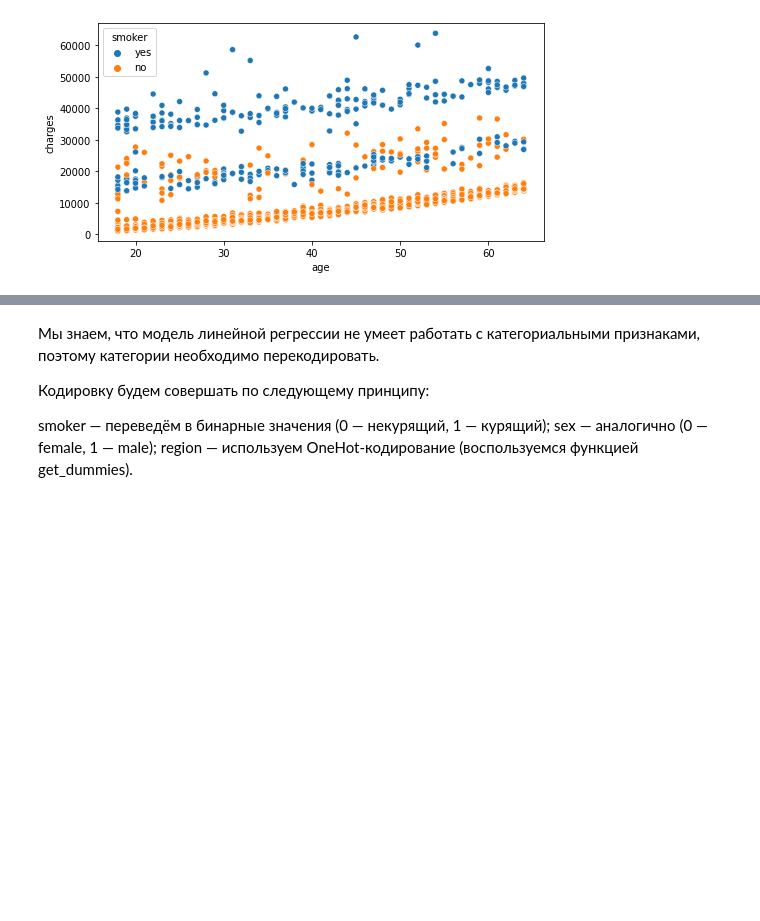
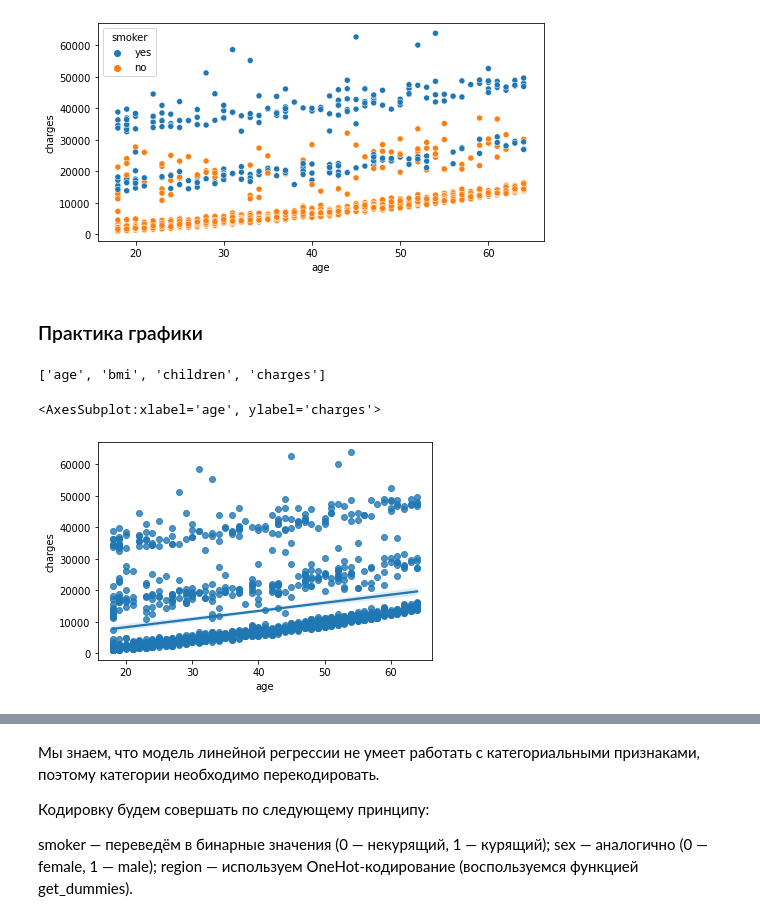
Before and after one commit to d3enjan/sf_data_science, a Jupyter notebook: skillfactory/ML-2. Обучение с учителем/Medical Cost Personal Datasets/medical.ipynb, the cells around one changed output, grey strips where cells are left out. Cells and saved outputs as stored; diff of their text form; code cells hidden in the pictures; blank space fills up the shorter version.

Commit message:
regplot

```diff
--- a/skillfactory/ML-2. Обучение с учителем/Medical Cost Personal Datasets/medical.ipynb
+++ b/skillfactory/ML-2. Обучение с учителем/Medical Cost Personal Datasets/medical.ipynb
@@ -140,3 +140,16 @@ axes = sns.scatterplot(data=data,
                        hue='smoker')
 # %% [output]
 [figure]
+# %% [markdown]
+### Практика графики
+# %%
+types = data.dtypes
+num_features = list(types[(types != 'object')].index)
+num_features
+# %% [output]
+['age', 'bmi', 'children', 'charges']
+# %%
+sns.regplot(data=data, x='age', y='charges')
+# %% [output]
+<AxesSubplot:xlabel='age', ylabel='charges'>
+[figure, added]
```
Also changed, not shown: parts of 1 cell of this notebook.
